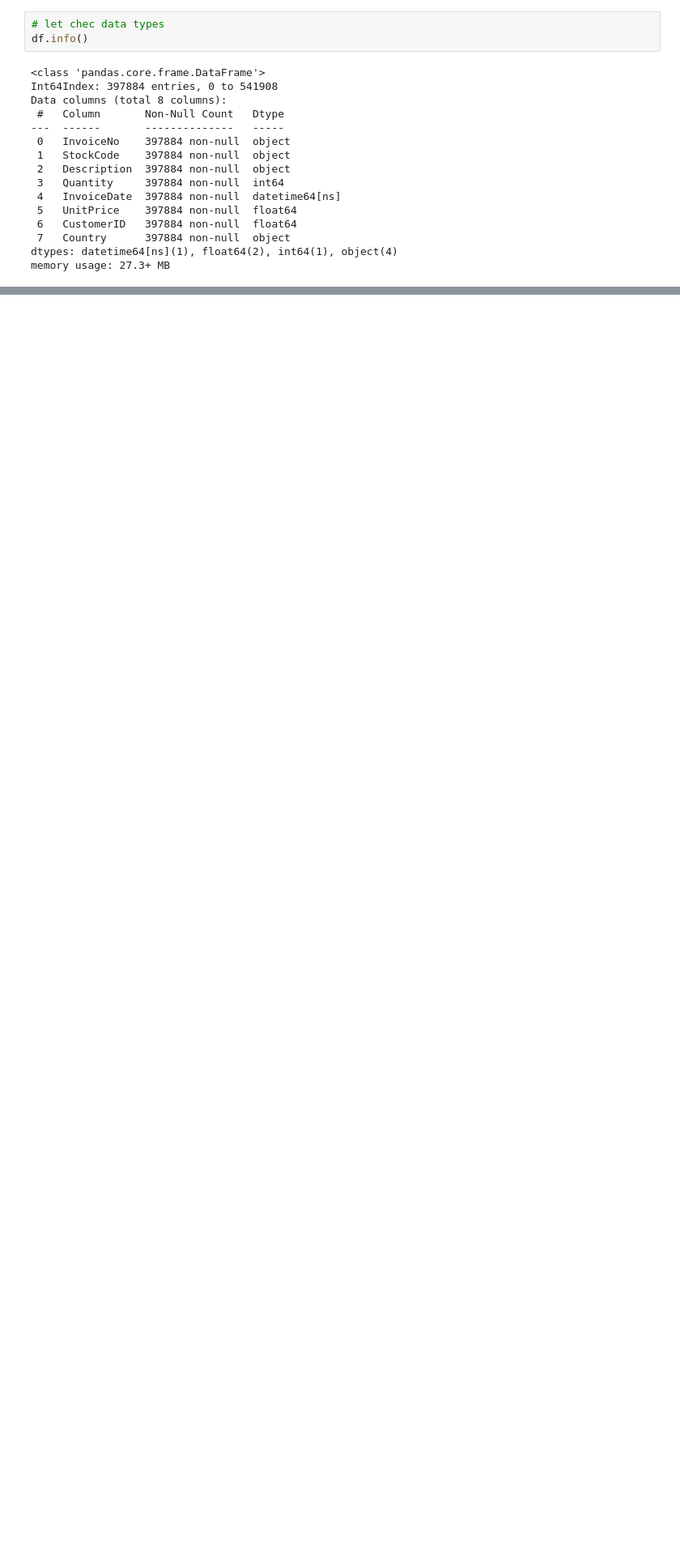
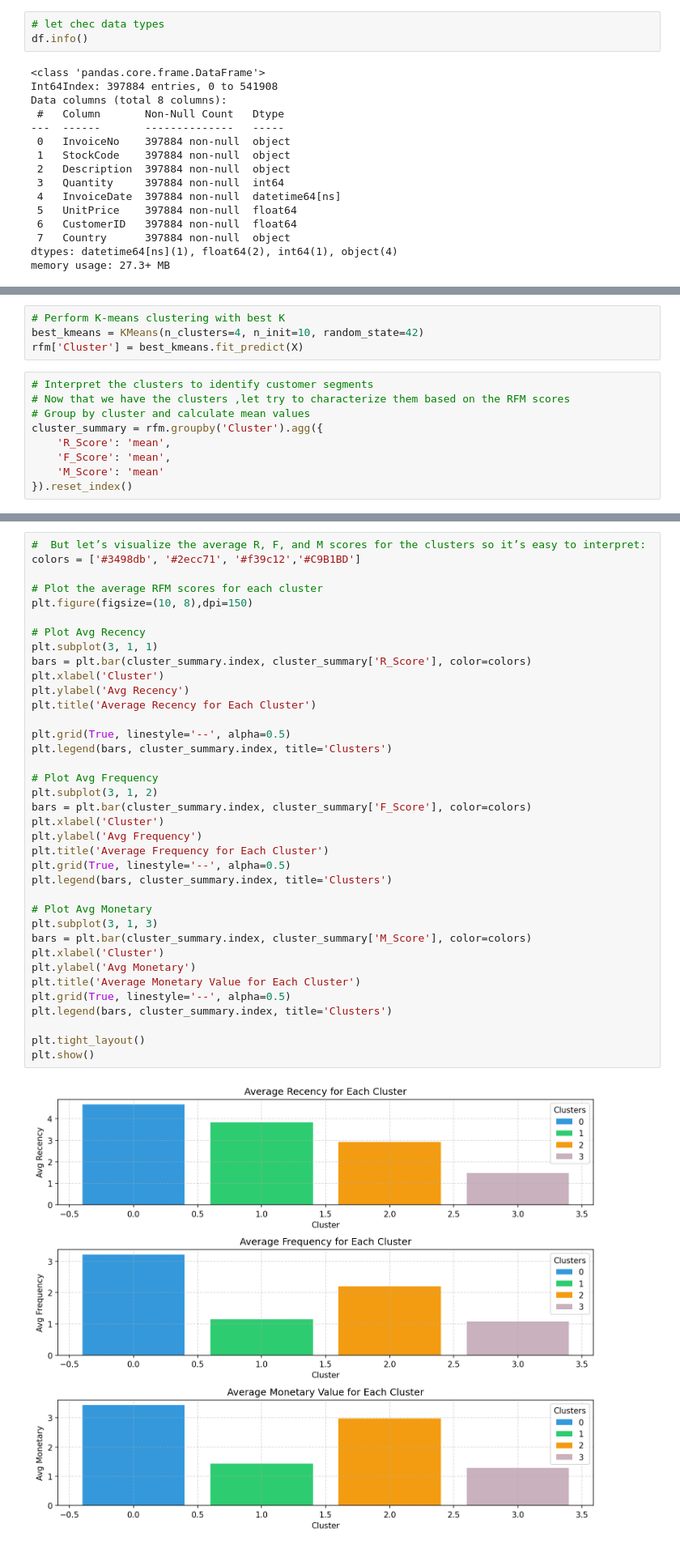
Before and after one commit to JohnKimaiyo/Business-Analyst-Projects, a Jupyter notebook: Python Data Analysis Projects/Customer Behaviour Projects/RFM Analysis/Online Shopping Data/August Online Shopping Customer.ipynb, the cells around one changed output, grey strips where cells are left out. Shown at 81% size. Drawn from its saved outputs; the diff is of its cells as text; blank space fills up the shorter version.

```diff
--- a/Python Data Analysis Projects/Customer Behaviour Projects/RFM Analysis/Online Shopping Data/August Online Shopping Customer.ipynb
+++ b/Python Data Analysis Projects/Customer Behaviour Projects/RFM Analysis/Online Shopping Data/August Online Shopping Customer.ipynb
@@ -131,0 +290,13 @@ df['InvoiceNo'] = df['InvoiceNo'].astype(int)
+# %%
+# Perform K-means clustering with best K
+best_kmeans = KMeans(n_clusters=4, n_init=10, random_state=42)
+rfm['Cluster'] = best_kmeans.fit_predict(X)
+# %%
+# Interpret the clusters to identify customer segments
+# Now that we have the clusters ,let try to characterize them based on the RFM scores
+# Group by cluster and calculate mean values
+cluster_summary = rfm.groupby('Cluster').agg({
+    'R_Score': 'mean',
+    'F_Score': 'mean',
+    'M_Score': 'mean'
+}).reset_index()
@@ -131,0 +311,39 @@ df['InvoiceNo'] = df['InvoiceNo'].astype(int)
+# %%
+#  But let’s visualize the average R, F, and M scores for the clusters so it’s easy to interpret:
+colors = ['#3498db', '#2ecc71', '#f39c12','#C9B1BD']
+
+# Plot the average RFM scores for each cluster
+plt.figure(figsize=(10, 8),dpi=150)
+
+# Plot Avg Recency
+plt.subplot(3, 1, 1)
+bars = plt.bar(cluster_summary.index, cluster_summary['R_Score'], color=colors)
+plt.xlabel('Cluster')
+plt.ylabel('Avg Recency')
+plt.title('Average Recency for Each Cluster')
+
+plt.grid(True, linestyle='--', alpha=0.5)
+plt.legend(bars, cluster_summary.index, title='Clusters')
+
+# Plot Avg Frequency
+plt.subplot(3, 1, 2)
+bars = plt.bar(cluster_summary.index, cluster_summary['F_Score'], color=colors)
+plt.xlabel('Cluster')
+plt.ylabel('Avg Frequency')
+plt.title('Average Frequency for Each Cluster')
+plt.grid(True, linestyle='--', alpha=0.5)
+plt.legend(bars, cluster_summary.index, title='Clusters')
+
+# Plot Avg Monetary
+plt.subplot(3, 1, 3)
+bars = plt.bar(cluster_summary.index, cluster_summary['M_Score'], color=colors)
+plt.xlabel('Cluster')
+plt.ylabel('Avg Monetary')
+plt.title('Average Monetary Value for Each Cluster')
+plt.grid(True, linestyle='--', alpha=0.5)
+plt.legend(bars, cluster_summary.index, title='Clusters')
+
+plt.tight_layout()
+plt.show()
+# %% [output]
+[figure, added]
```
Also changed, not shown: parts of 7 cells of this notebook.
